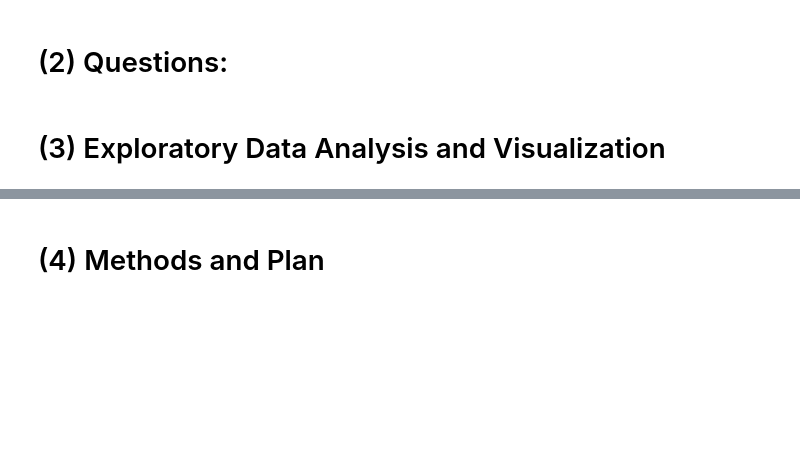
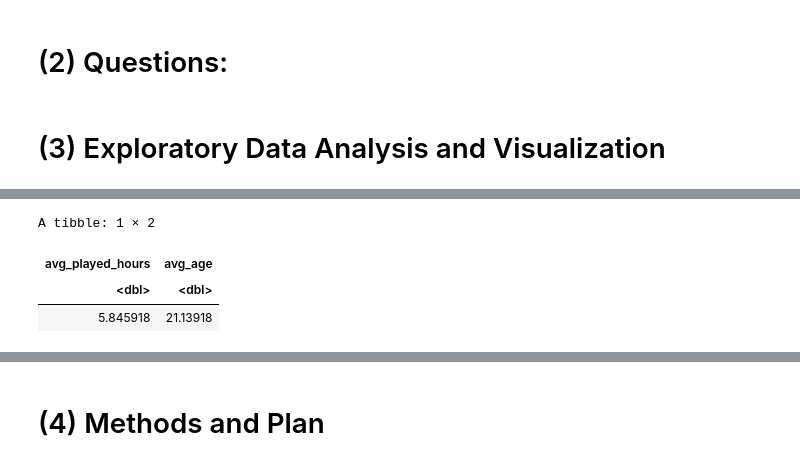
Before and after one commit to peteseta/dsci-100-project, a Jupyter notebook: planning-report.ipynb, the cells around one changed output, grey strips where cells are left out. Drawn from its saved outputs; the diff is of its cells as text; code cells hidden in the pictures; blank space fills up the shorter version.

```diff
--- a/planning-report.ipynb
+++ b/planning-report.ipynb
@@ -31,0 +109,12 @@ sessions
+# %%
+# summary stats on players
+players_stats <- players |>
+    summarise(avg_played_hours = mean(played_hours, na.rm = TRUE),
+              avg_age = mean(age, na.rm = TRUE))
+
+players_stats
+# %% [output]
+A tibble: 1 × 2
+| avg_played_hours | avg_age |
+| <dbl> | <dbl> |
+| 5.845918 | 21.13918 |
```
Also changed, not shown: parts of 5 cells of this notebook.
